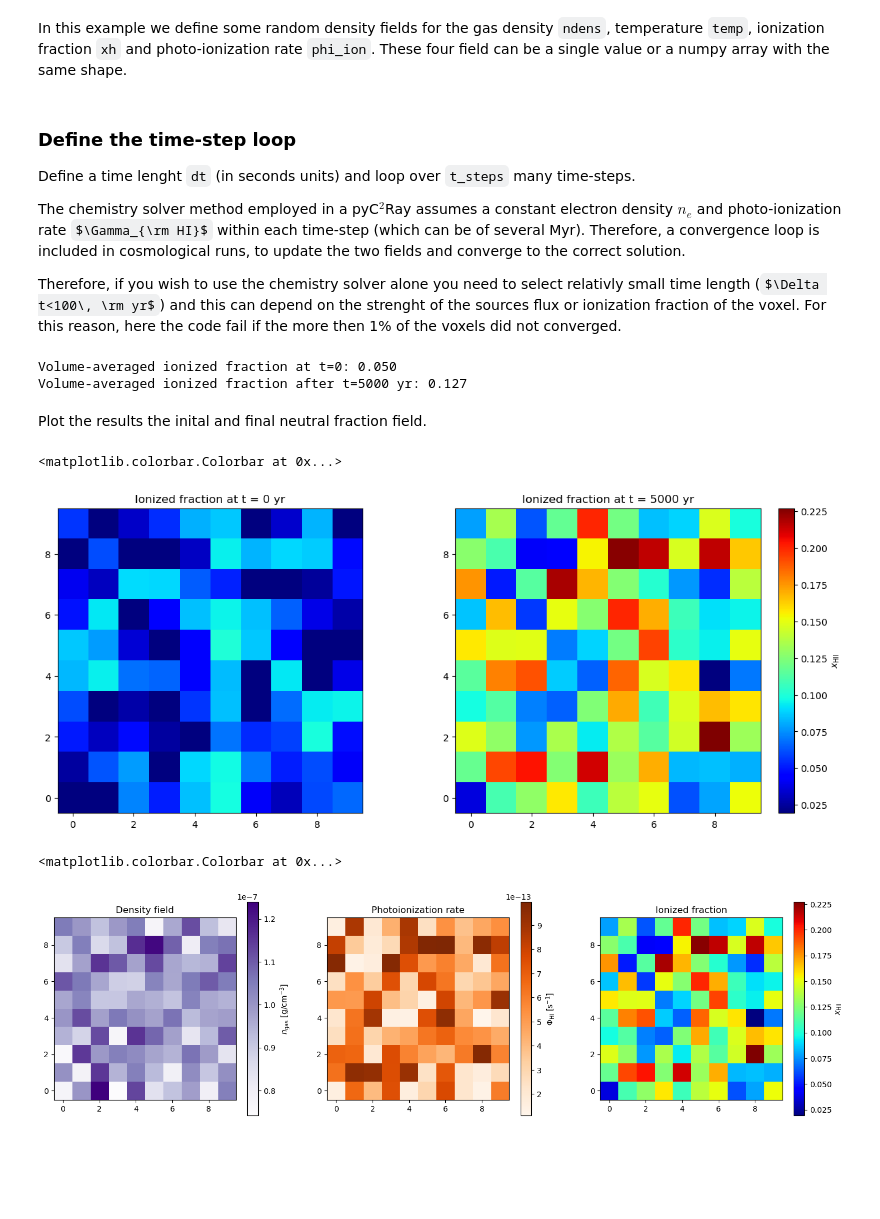
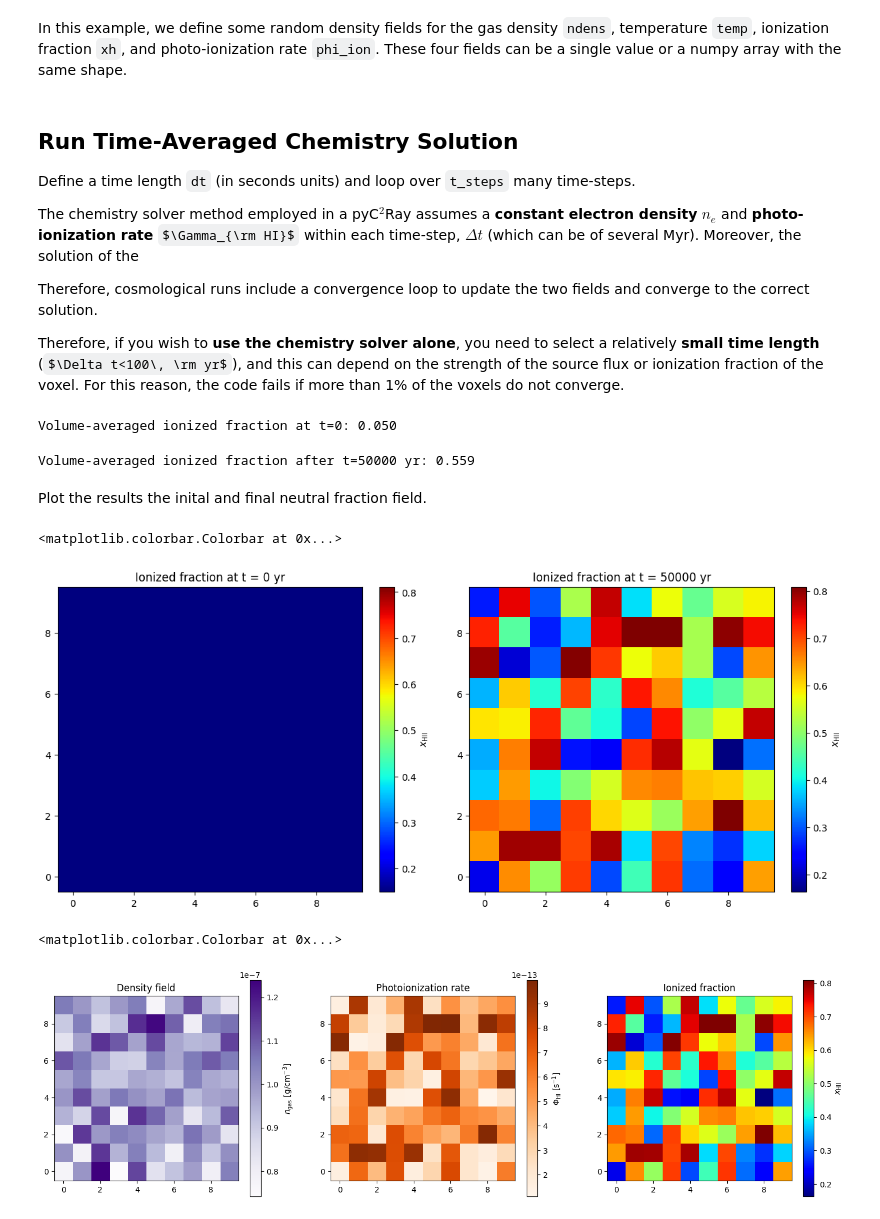
Before and after one commit to cosmic-reionization/pyC2Ray, a Jupyter notebook: docs/tutorials/chemistry_solver.ipynb, the cells around one changed output. Saved outputs shown, nothing was run; the diff lists cells and outputs as text; code cells hidden in the pictures; some formulas as TeX source; blank space fills up the shorter version.

```diff
--- a/docs/tutorials/chemistry_solver.ipynb
+++ b/docs/tutorials/chemistry_solver.ipynb
@@ -15,5 +48,5 @@ from astropy.cosmology import Planck18 as cosmo
 # %% [markdown]
-In this example we define some random density fields for the gas density `ndens`, temperature `temp`, ionization fraction `xh` and photo-ionization rate `phi_ion`. These four field can be a single value or a numpy array with the same shape.
+In this example, we define some random density fields for the gas density `ndens`, temperature `temp`, ionization fraction `xh`, and photo-ionization rate `phi_ion`. These four fields can be a single value or a numpy array with the same shape.
 # %%
 mesh_shape = (10,10,10)
 
@@ -34,42 +67,51 @@ phi_ion = np.random.uniform(low=1e-13, high=1e-12, size=mesh_shape)
 # clumping factor
 clumping = np.ones(mesh_shape)
 # %% [markdown]
-### Define the time-step loop
+## Run Time-Averaged Chemistry Solution
 
-Define a time lenght `dt` (in seconds units) and loop over `t_steps` many time-steps.
+Define a time length `dt` (in seconds units) and loop over `t_steps` many time-steps.
 
-The chemistry solver method employed in a pyC$^2$Ray assumes a constant electron density $n_e$ and photo-ionization rate $\Gamma_{\rm HI}$ within each time-step (which can be of several Myr). Therefore, a convergence loop is included in cosmological runs, to update the two fields and converge to the correct solution.
+The chemistry solver method employed in a pyC$^2$Ray assumes a __constant electron density__ $n_e$ and __photo-ionization rate__ $\Gamma_{\rm HI}$ within each time-step, $\Delta t$ (which can be of several Myr). Moreover, the solution of the
 
-Therefore, if you wish to use the chemistry solver alone you need to select relativly small time length ($\Delta t<100\, \rm yr$) and this can depend on the strenght of the sources flux or ionization fraction of the voxel. For this reason, here the code fail if the more then 1% of the voxels did not converged.
+Therefore, cosmological runs include a convergence loop to update the two fields and converge to the correct solution.
+
+Therefore, if you wish to __use the chemistry solver alone__, you need to select a relatively __small time length__ ($\Delta t<100\, \rm yr$), and this can depend on the strength of the source flux or ionization fraction of the voxel. For this reason, the code fails if more than 1% of the voxels do not converge.
 # %%
 # time-step
 dt = 50*u.yr
-t_steps = 100
+t_steps = 1000
 
 print('Volume-averaged ionized fraction at t=0: %.3f' %np.mean(xh_ini))
 
+# array to show the time evolution of the solution
+mean_xHII = np.zeros(t_steps)
+
 # calculate ODE
-for i in range(t_steps):
+for i in tqdm(range(t_steps)):
     new_xh = pc2r.hydrogen.hydrogenODE(dt=dt.cgs.value, ndens=ndens, temp=temp, xh=xh, phi_ion=phi_ion, clump=clumping)
     xh = new_xh
 
+    # save value one voxel to show temporal evolution
+    mean_xHII[i] = xh[8,5,6]
+
 print('Volume-averaged ionized fraction after t=%d %s: %.3f' %(dt.value*t_steps, dt.unit, np.mean(xh)))
 # %% [output]
 Volume-averaged ionized fraction at t=0: 0.050
-Volume-averaged ionized fraction after t=5000 yr: 0.127
+Volume-averaged ionized fraction after t=50000 yr: 0.559
 # %% [markdown]
 Plot the results the inital and final neutral fraction field.
 # %%
 fig, axs = plt.subplots(figsize=(12,5), ncols=2, nrows=1, layout="constrained")
 axs[0].set_title('Ionized fraction at t = 0 %s' %dt.unit)
 im = axs[0].imshow(xh_ini[:,mesh_shape[1]//2,:], origin='lower', cmap='jet', vmin=xh.min(), vmax=xh.max())
+plt.colorbar(im, ax=axs[0], label=r'$x_{\rm HII}$')
 
 axs[1].set_title('Ionized fraction at t = %d %s' %(dt.value*t_steps, dt.unit))
 im = axs[1].imshow(xh[:,mesh_shape[1]//2,:], origin='lower', cmap='jet')
 plt.colorbar(im, ax=axs[1], label=r'$x_{\rm HII}$')
 # %% [output]
 <matplotlib.colorbar.Colorbar at 0x...>
-[figure, old version]
+[figure, new version]
 # %%
 fig, axs = plt.subplots(figsize=(18,5), ncols=3, nrows=1)
 axs[0].set_title('Density field')
@@ -85,4 +127,4 @@ im = axs[2].imshow(xh[:,mesh_shape[1]//2,:], origin='lower', cmap='jet')
 plt.colorbar(im, ax=axs[2], label=r'$x_{\rm HII}$')
 # %% [output]
 <matplotlib.colorbar.Colorbar at 0x...>
-[figure, old version]
+[figure, new version]
```
Also changed, not shown: parts of 4 cells of this notebook, 2 other files.
